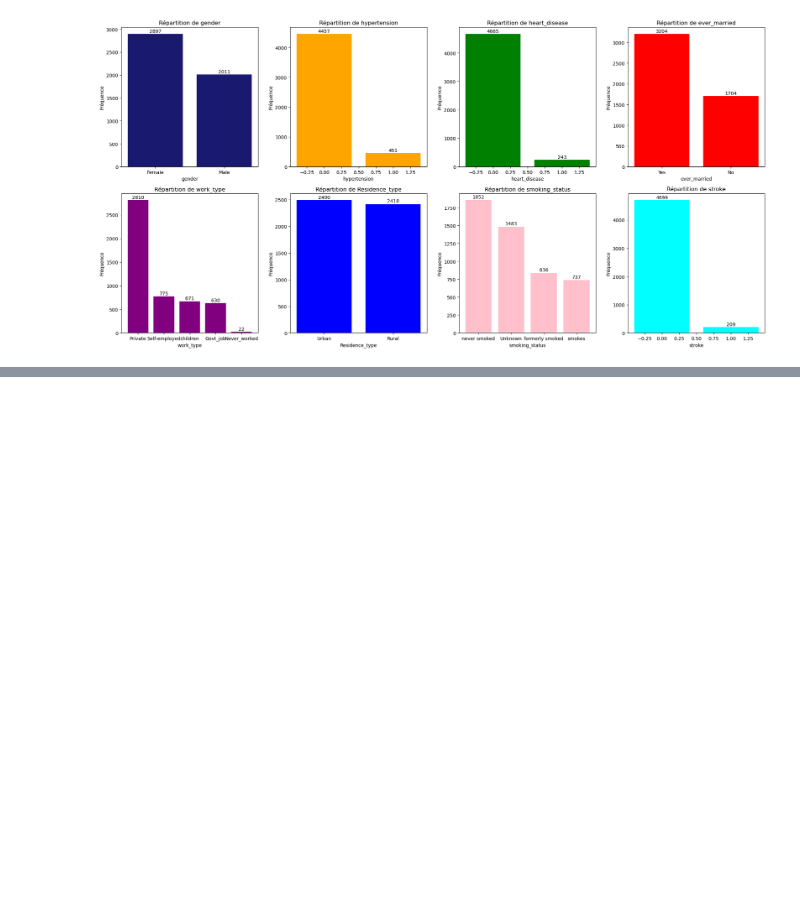
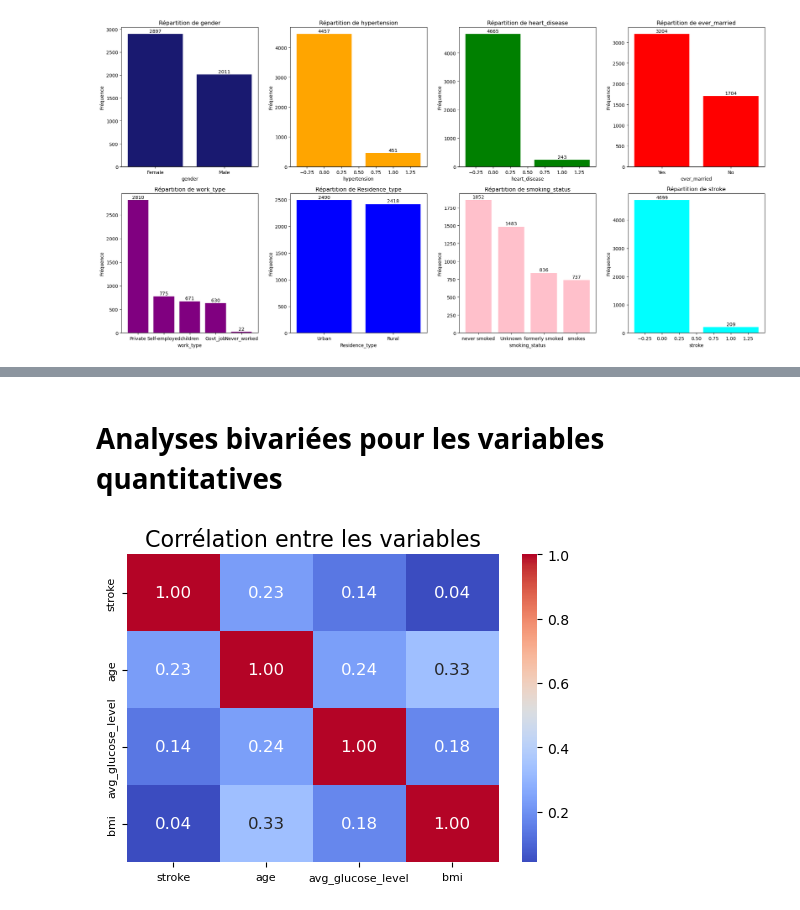
Before and after one commit to Antho-SJ/strocke-alert, a Jupyter notebook: stroke_alert.ipynb, the cells around one changed output, grey strips where cells are left out. Saved outputs shown, nothing was run; the diff lists cells and outputs as text; code cells hidden in the pictures; blank space fills up the shorter version.

Commit message:
[UPDATE]Analyse bivariée plus corrélation

```diff
--- a/stroke_alert.ipynb
+++ b/stroke_alert.ipynb
@@ -299,0 +302,21 @@ plt.show()
+# %% [markdown]
+# Analyses bivariées pour les variables quantitatives
+# %%
+# Sélection des colonnes pertinentes pour le calcul de la corrélation
+columns_of_interest = ['stroke', 'age', 'avg_glucose_level', 'bmi']
+correlation_df = df[columns_of_interest]
+
+# Calcul de la matrice de corrélation
+correlation_matrix = correlation_df.corr()
+
+# Tracé du heatmap
+plt.figure(figsize=(6, 4))
+heatmap =sns.heatmap(correlation_matrix, annot=True, cmap='coolwarm', fmt=".2f", annot_kws={"size": 12})
+plt.title('Corrélation entre les variables', fontsize=16)
+
+# Réduire la taille des noms des colonnes sur les axes x et y
+heatmap.set_xticklabels(heatmap.get_xticklabels(), fontsize=8)
+heatmap.set_yticklabels(heatmap.get_yticklabels(), fontsize=8)
+plt.show()
+# %% [output]
+[figure, added]
```
Also changed, not shown: parts of 15 cells of this notebook.
